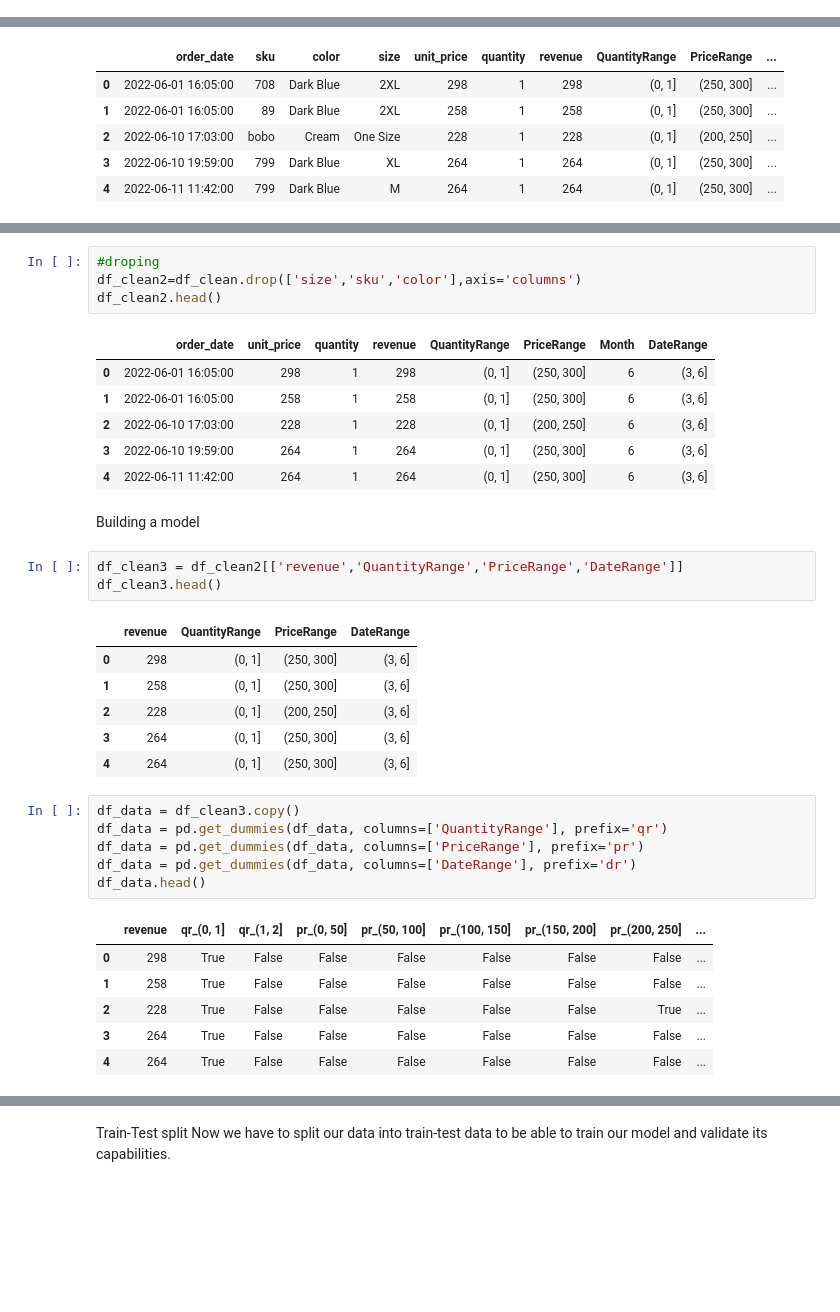
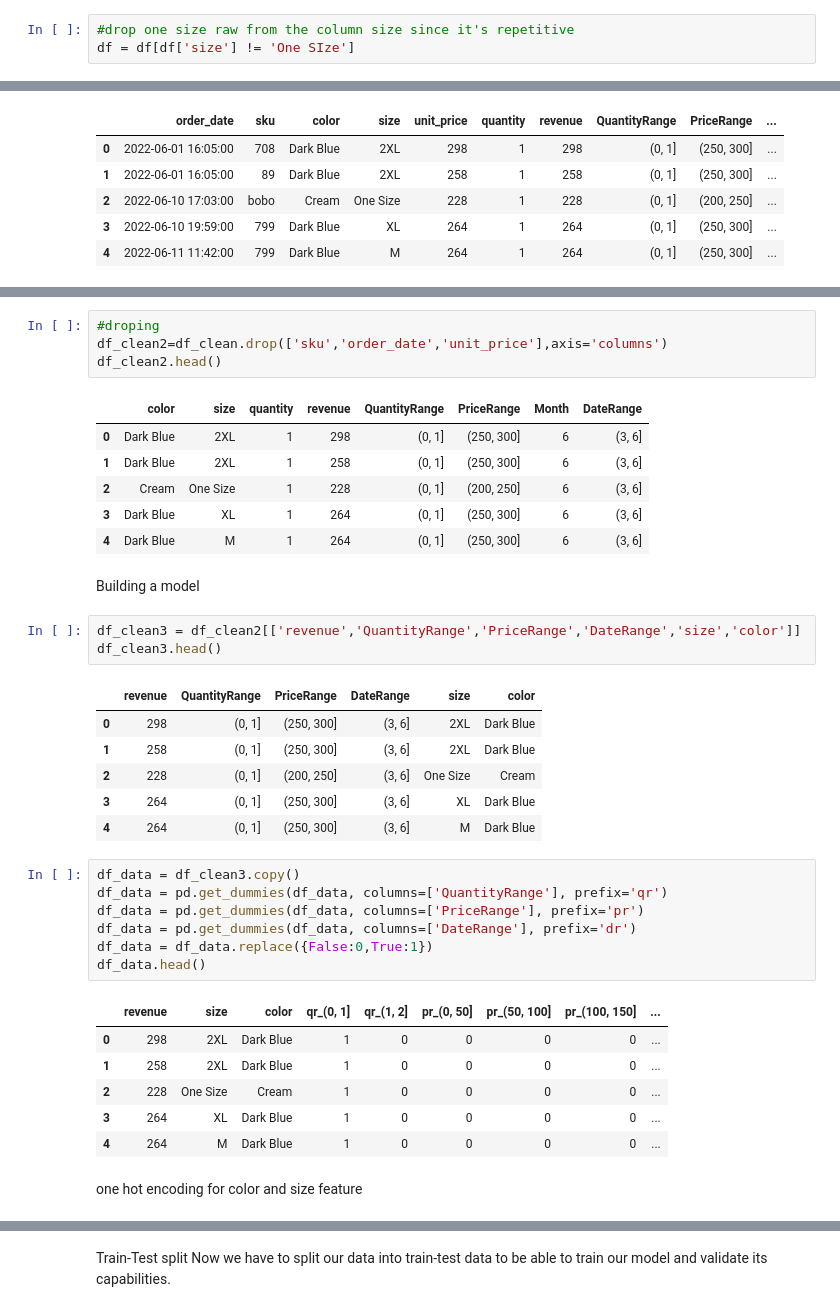
Before and after one commit to MboyaDan/Sales_prediction, a Jupyter notebook: Model/sales_predict.ipynb, the cells around one changed output, grey strips where cells are left out. Cells and saved outputs as stored; diff of their text form; blank space fills up the shorter version.

```diff
--- a/Model/sales_predict.ipynb
+++ b/Model/sales_predict.ipynb
@@ -172 +184,4 @@ Name: count, dtype: int64
+# %%
+#drop one size raw from the column size since it's repetitive
+df = df[df['size'] != 'One SIze']
 # %%
@@ -495,36 +509,39 @@ df_clean.tail()
 # %%
 #droping
-df_clean2=df_clean.drop(['size','sku','color'],axis='columns')
+df_clean2=df_clean.drop(['sku','order_date','unit_price'],axis='columns')
 df_clean2.head()
 # %% [output]
-|  | order_date | unit_price | quantity | revenue | QuantityRange | PriceRange | Month | DateRange |
-| 0 | 2022-06-01 16:05:00 | 298 | 1 | 298 | (0, 1] | (250, 300] | 6 | (3, 6] |
-| 1 | 2022-06-01 16:05:00 | 258 | 1 | 258 | (0, 1] | (250, 300] | 6 | (3, 6] |
-| 2 | 2022-06-10 17:03:00 | 228 | 1 | 228 | (0, 1] | (200, 250] | 6 | (3, 6] |
-| 3 | 2022-06-10 19:59:00 | 264 | 1 | 264 | (0, 1] | (250, 300] | 6 | (3, 6] |
-| 4 | 2022-06-11 11:42:00 | 264 | 1 | 264 | (0, 1] | (250, 300] | 6 | (3, 6] |
+|  | color | size | quantity | revenue | QuantityRange | PriceRange | Month | DateRange |
+| 0 | Dark Blue | 2XL | 1 | 298 | (0, 1] | (250, 300] | 6 | (3, 6] |
+| 1 | Dark Blue | 2XL | 1 | 258 | (0, 1] | (250, 300] | 6 | (3, 6] |
+| 2 | Cream | One Size | 1 | 228 | (0, 1] | (200, 250] | 6 | (3, 6] |
+| 3 | Dark Blue | XL | 1 | 264 | (0, 1] | (250, 300] | 6 | (3, 6] |
+| 4 | Dark Blue | M | 1 | 264 | (0, 1] | (250, 300] | 6 | (3, 6] |
 # %% [markdown]
 Building a model
 # %%
-df_clean3 = df_clean2[['revenue','QuantityRange','PriceRange','DateRange']]
+df_clean3 = df_clean2[['revenue','QuantityRange','PriceRange','DateRange','size','color']]
 df_clean3.head()
 # %% [output]
-|  | revenue | QuantityRange | PriceRange | DateRange |
-| 0 | 298 | (0, 1] | (250, 300] | (3, 6] |
-| 1 | 258 | (0, 1] | (250, 300] | (3, 6] |
-| 2 | 228 | (0, 1] | (200, 250] | (3, 6] |
-| 3 | 264 | (0, 1] | (250, 300] | (3, 6] |
-| 4 | 264 | (0, 1] | (250, 300] | (3, 6] |
+|  | revenue | QuantityRange | PriceRange | DateRange | size | color |
+| 0 | 298 | (0, 1] | (250, 300] | (3, 6] | 2XL | Dark Blue |
+| 1 | 258 | (0, 1] | (250, 300] | (3, 6] | 2XL | Dark Blue |
+| 2 | 228 | (0, 1] | (200, 250] | (3, 6] | One Size | Cream |
+| 3 | 264 | (0, 1] | (250, 300] | (3, 6] | XL | Dark Blue |
+| 4 | 264 | (0, 1] | (250, 300] | (3, 6] | M | Dark Blue |
 # %%
 df_data = df_clean3.copy()
 df_data = pd.get_dummies(df_data, columns=['QuantityRange'], prefix='qr')
 df_data = pd.get_dummies(df_data, columns=['PriceRange'], prefix='pr')
 df_data = pd.get_dummies(df_data, columns=['DateRange'], prefix='dr')
+df_data = df_data.replace({False:0,True:1})
 df_data.head()
 # %% [output]
-|  | revenue | qr_(0, 1] | qr_(1, 2] | pr_(0, 50] | pr_(50, 100] | pr_(100, 150] | pr_(150, 200] | pr_(200, 250] | ... |
-| 0 | 298 | True | False | False | False | False | False | False | ... |
-| 1 | 258 | True | False | False | False | False | False | False | ... |
-| 2 | 228 | True | False | False | False | False | False | True | ... |
-| 3 | 264 | True | False | False | False | False | False | False | ... |
-| 4 | 264 | True | False | False | False | False | False | False | ... |
+|  | revenue | size | color | qr_(0, 1] | qr_(1, 2] | pr_(0, 50] | pr_(50, 100] | pr_(100, 150] | ... |
+| 0 | 298 | 2XL | Dark Blue | 1 | 0 | 0 | 0 | 0 | ... |
+| 1 | 258 | 2XL | Dark Blue | 1 | 0 | 0 | 0 | 0 | ... |
+| 2 | 228 | One Size | Cream | 1 | 0 | 0 | 0 | 0 | ... |
+| 3 | 264 | XL | Dark Blue | 1 | 0 | 0 | 0 | 0 | ... |
+| 4 | 264 | M | Dark Blue | 1 | 0 | 0 | 0 | 0 | ... |
+# %% [markdown]
+one hot encoding for color and size feature
```
Also changed, not shown: parts of 28 cells of this notebook, 2 other files.
